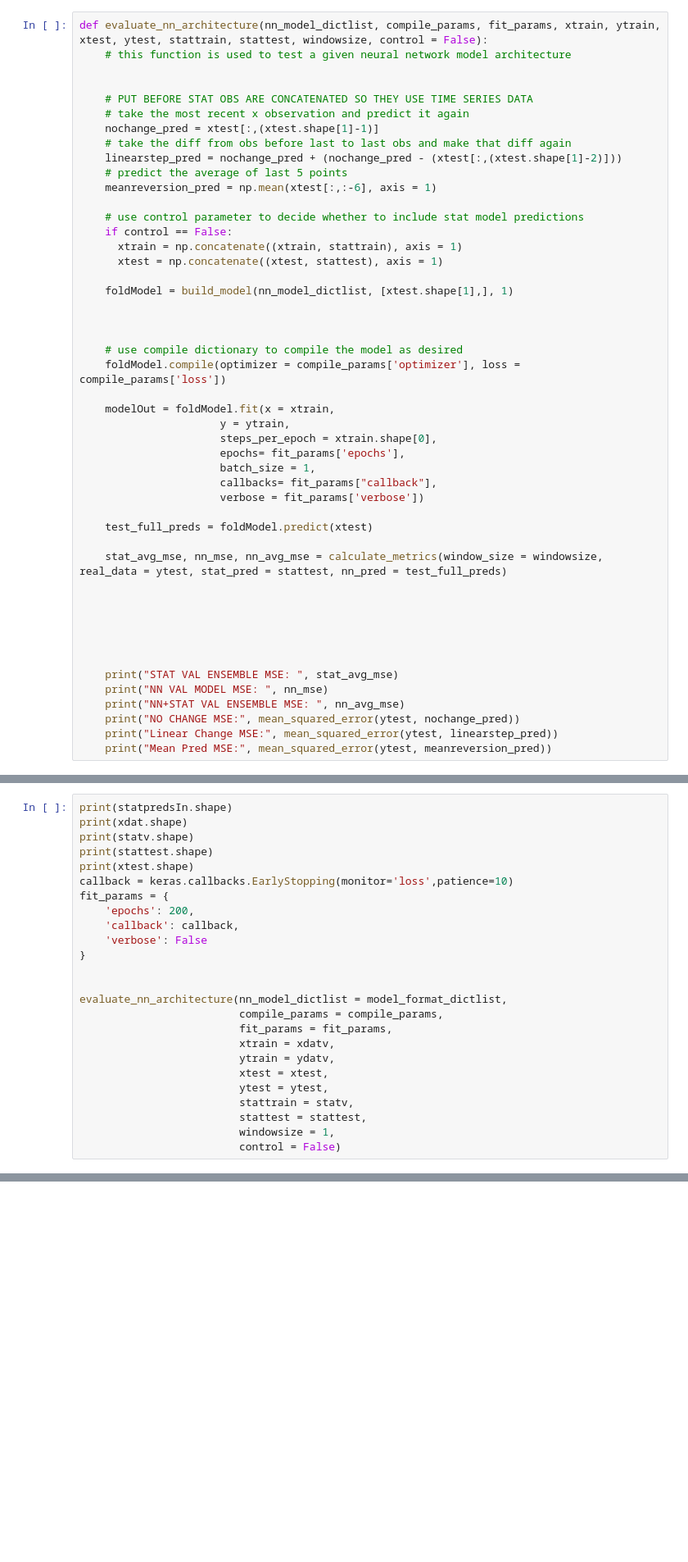
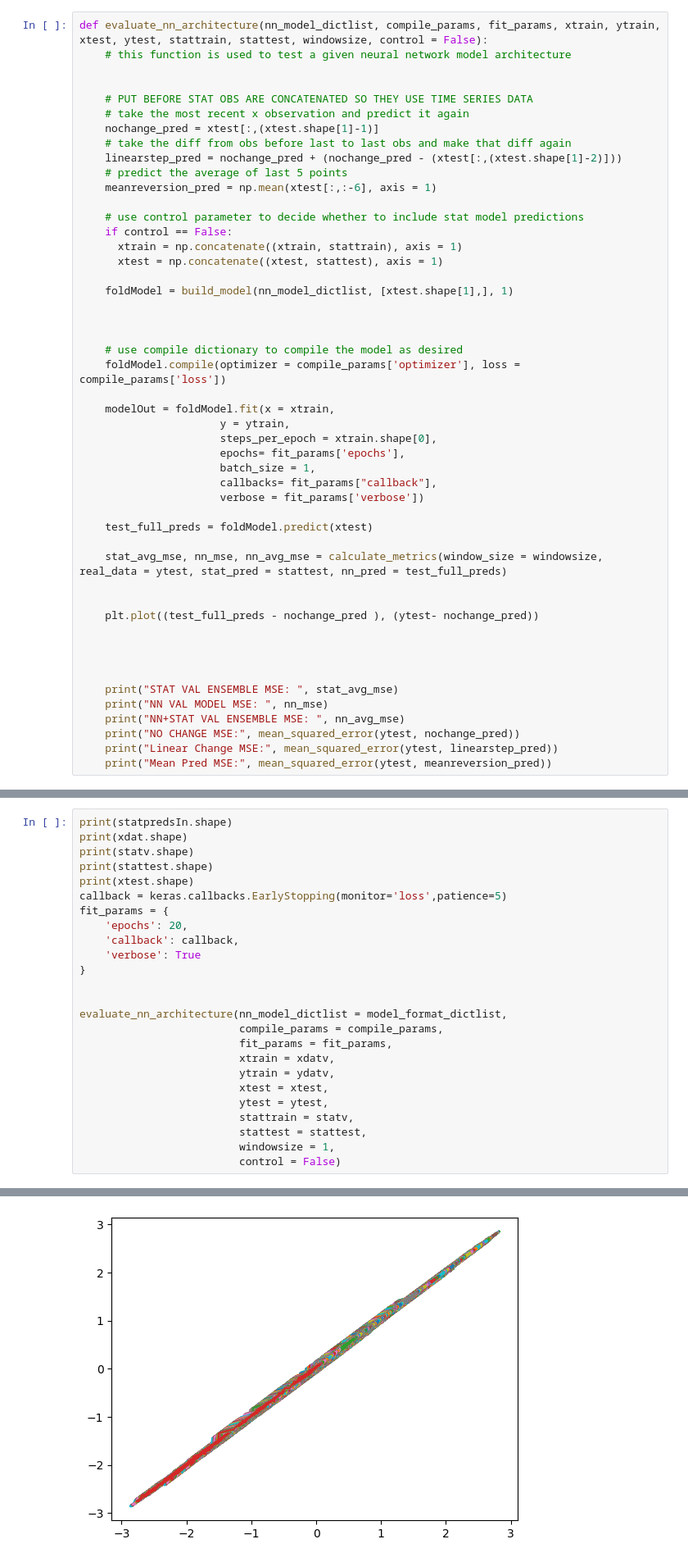
Before and after one commit to corwindark/6600-final-project, a Jupyter notebook: dl_ens_exploration.ipynb, the cells around one changed output, grey strips where cells are left out. Shown at 82% size. Saved outputs shown, nothing was run; the diff lists cells and outputs as text; blank space fills up the shorter version.

```diff
--- a/dl_ens_exploration.ipynb
+++ b/dl_ens_exploration.ipynb
@@ -1247,6 +1255,7 @@ def evaluate_nn_architecture(nn_model_dictlist, compile_params, fit_params, xtra
     stat_avg_mse, nn_mse, nn_avg_mse = calculate_metrics(window_size = windowsize, real_data = ytest, stat_pred = stattest, nn_pred = test_full_preds)
 
 
+    plt.plot((test_full_preds - nochange_pred ), (ytest- nochange_pred))
 
 
 
@@ -1347,11 +1366,11 @@ print(xdat.shape)
 print(statv.shape)
 print(stattest.shape)
 print(xtest.shape)
-callback = keras.callbacks.EarlyStopping(monitor='loss',patience=10)
+callback = keras.callbacks.EarlyStopping(monitor='loss',patience=5)
 fit_params = {
-    'epochs': 200,
+    'epochs': 20,
     'callback': callback,
-    'verbose': False
+    'verbose': True
 }
 
 
@@ -1383,3 +1406,4 @@ Mean Pred MSE: 0.0011718493702690493
+[figure, added]
 # %% [markdown]
 # New DL Examples
 # %%
```
Also changed, not shown: parts of 10 cells of this notebook.
